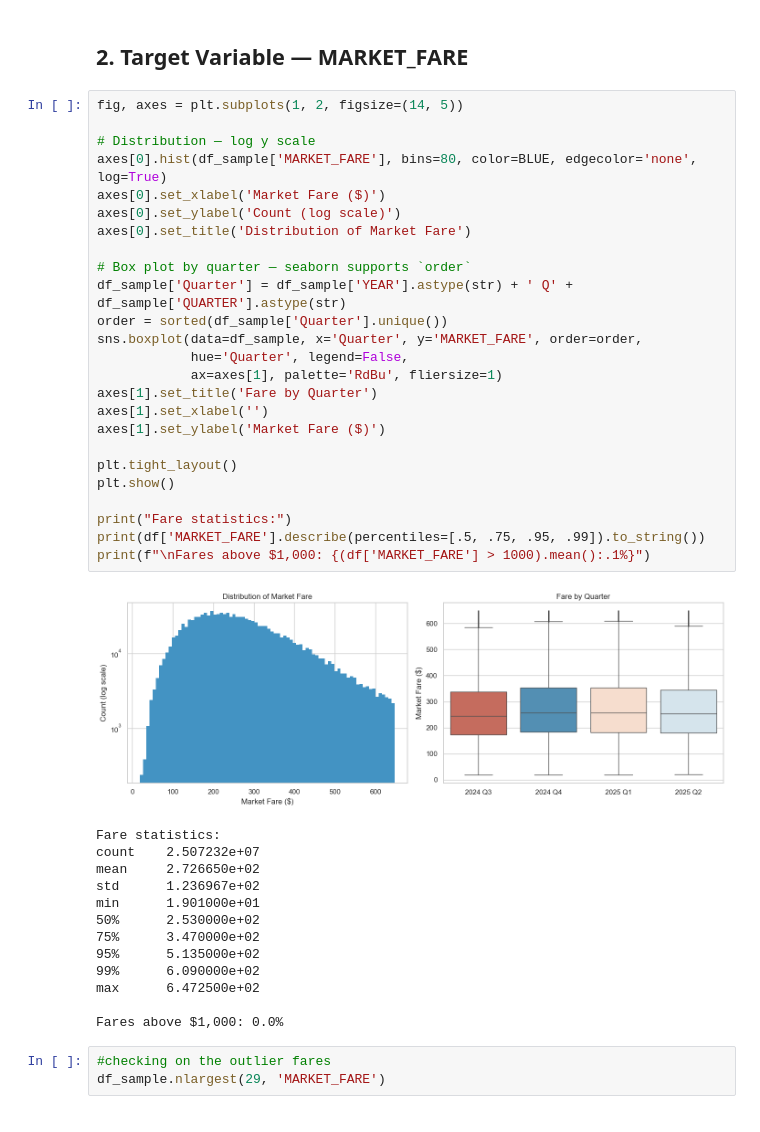
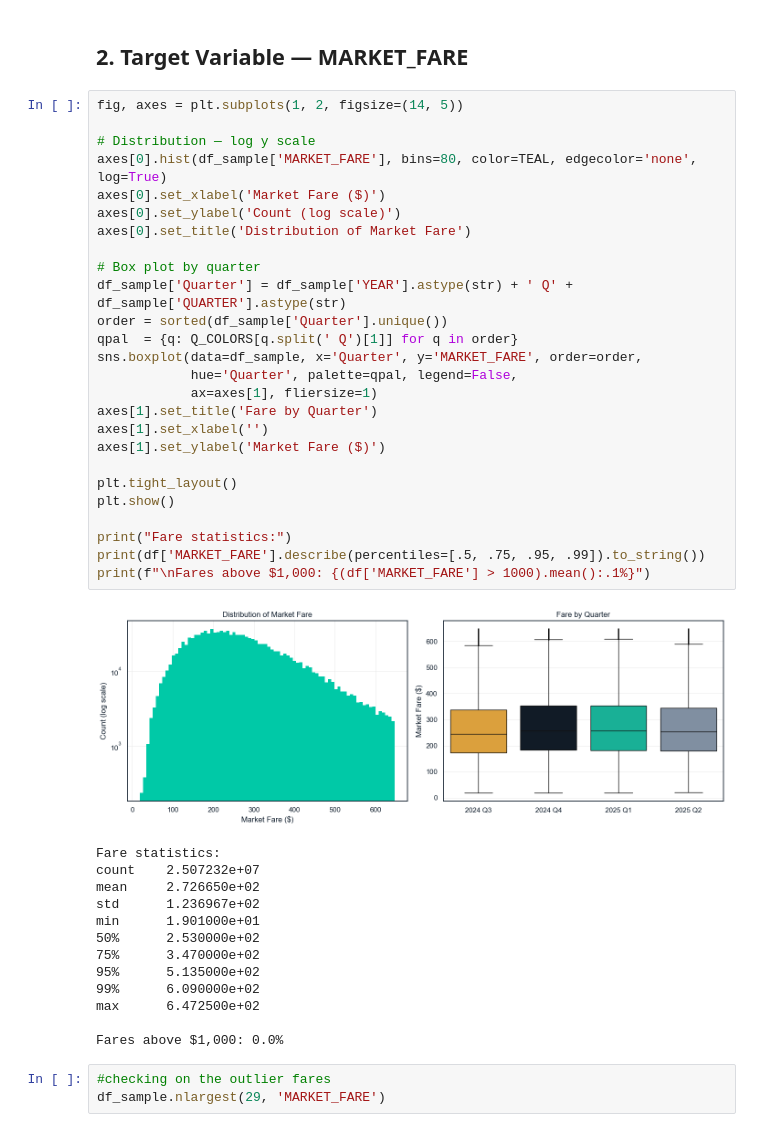
Before and after one commit to normangw/6600-neural-networks, a Jupyter notebook: technical-details/eda/eda.ipynb, the cells around one changed output. Cells and saved outputs as stored; diff of their text form.

```diff
--- a/technical-details/eda/eda.ipynb
+++ b/technical-details/eda/eda.ipynb
@@ -60,30 +88,31 @@ Sample for plots: 1,253,616 rows
 # %%
 fig, axes = plt.subplots(1, 2, figsize=(14, 5))
 
 # Distribution — log y scale
-axes[0].hist(df_sample['MARKET_FARE'], bins=80, color=BLUE, edgecolor='none', log=True)
+axes[0].hist(df_sample['MARKET_FARE'], bins=80, color=TEAL, edgecolor='none', log=True)
 axes[0].set_xlabel('Market Fare ($)')
 axes[0].set_ylabel('Count (log scale)')
 axes[0].set_title('Distribution of Market Fare')
 
-# Box plot by quarter — seaborn supports `order`
+# Box plot by quarter
 df_sample['Quarter'] = df_sample['YEAR'].astype(str) + ' Q' + df_sample['QUARTER'].astype(str)
 order = sorted(df_sample['Quarter'].unique())
+qpal  = {q: Q_COLORS[q.split(' Q')[1]] for q in order}
 sns.boxplot(data=df_sample, x='Quarter', y='MARKET_FARE', order=order,
-            hue='Quarter', legend=False,
-            ax=axes[1], palette='RdBu', fliersize=1)
+            hue='Quarter', palette=qpal, legend=False,
+            ax=axes[1], fliersize=1)
 axes[1].set_title('Fare by Quarter')
 axes[1].set_xlabel('')
 axes[1].set_ylabel('Market Fare ($)')
 
 plt.tight_layout()
 plt.show()
 
 print("Fare statistics:")
 print(df['MARKET_FARE'].describe(percentiles=[.5, .75, .95, .99]).to_string())
 print(f"\nFares above $1,000: {(df['MARKET_FARE'] > 1000).mean():.1%}")
 # %% [output]
-[figure, old version]
+[figure, new version]
 Fare statistics:
 count    2.507232e+07
 mean     2.726650e+02
```
Also changed, not shown: parts of 9 cells of this notebook, 5 other files.
